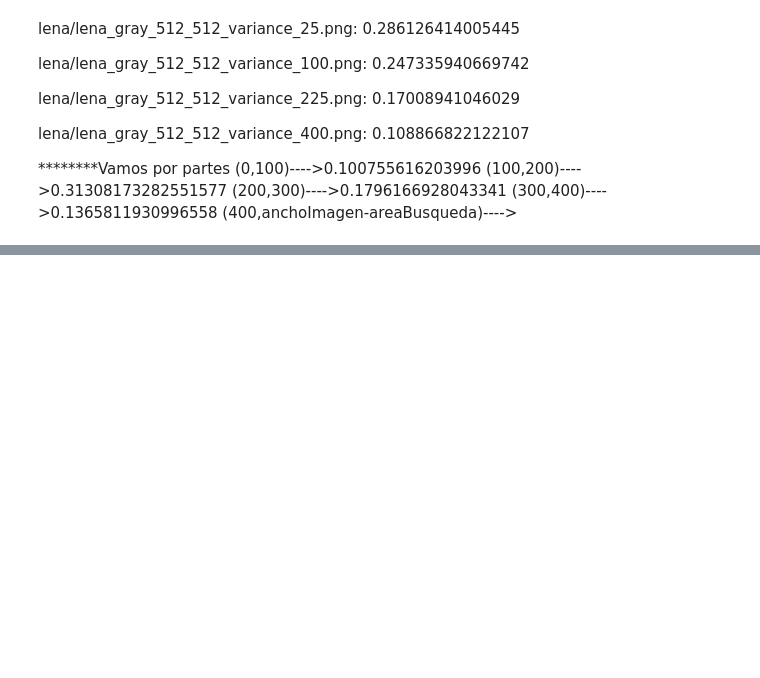
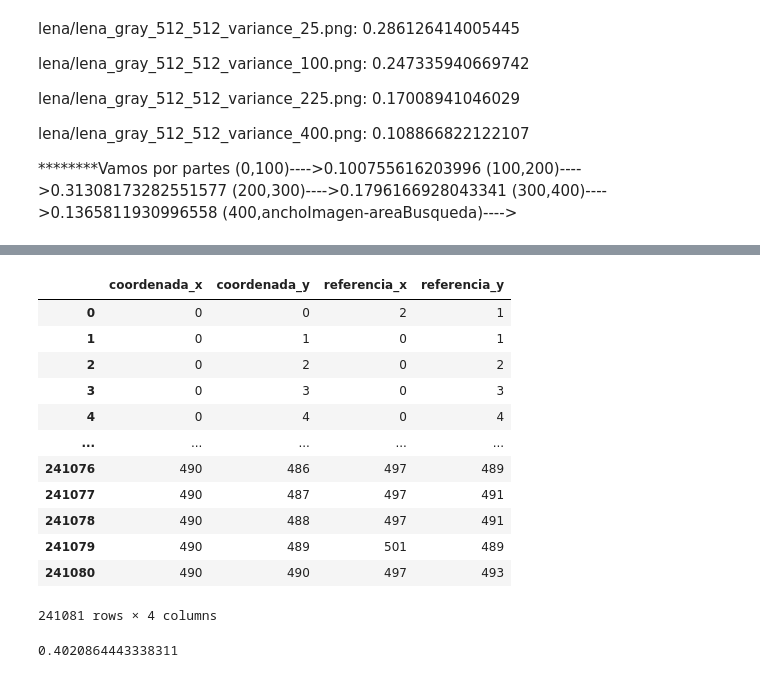
Before and after one commit to Miguelillnino/Block-matching-GitHub, a Jupyter notebook: Block_Matching_512x512.ipynb, the cells around one changed output, grey strips where cells are left out. Cells and saved outputs as stored; diff of their text form; code cells hidden in the pictures; blank space fills up the shorter version.

Commit message:
Algoritmo Adaptativo nube listo

```diff
--- a/Block_Matching_512x512.ipynb
+++ b/Block_Matching_512x512.ipynb
@@ -374,3 +409,33 @@ lena/lena_gray_512_512_variance_400.png:
 (200,300)---->0.1796166928043341
 (300,400)---->0.1365811930996558
 (400,anchoImagen-areaBusqueda)---->
+# %%
+# Algortimo que obtiene el tamaño del radio y el número de parches
+def obtenAdaptacion(imagenTCD,tamParche,varianzaAdaptacion,numeroIteracion):
+#     suma = 0
+    longitudRadio = tamParche/2
+    numeroParches = 8
+    alfa = 1
+    sumImage = np.sum(imagenTCD**2)
+    if sumImage > 9 * varianzaAdaptacion * tamParche**2:
+        alfa = 1
+    else:
+        alfa = 0
+#         suma = 1
+    if numeroIteracion == 1:
+        if alfa == 0:
+            longitudRadio = tamParche/4
+        else:
+            longitudRadio = tamParche/2
+    else:
+        if alfa == 0:
+            longitudRadio = tamParche/2
+        else:
+            longitudRadio = tamParche
+
+    if alfa == 1:
+        numeroParches = 8
+    else:
+        numeroParches = 11
+
+    return int(longitudRadio),numeroParches
@@ -376,0 +494,37 @@ lena/lena_gray_512_512_variance_400.png:
+# %%
+pxy_pref_ABJTCD = pd.DataFrame(columns=['coordenada_x', 'coordenada_y','referencia_x','referencia_y',])
+altoImagen = imagenReferenciaGris.shape[0]
+anchoImagen = imagenReferenciaGris.shape[1]
+
+for posicionAlto in range(0,altoImagen-areaBusqueda): # altoImagen-areaBusqueda
+    for posicionAncho in range(0,anchoImagen-areaBusqueda): # anchoImagen-areaBusqueda
+        posicionAltoImagenReferencia,posicionAnchoImagenReferencia = algoritmoABJTCD(posicionAlto,posicionAncho,imagenReferenciaGris,imagenRuidoGris,areaBusqueda,tamañoParche,varianzaOriginal)
+        pxy_pref_ABJTCD = pxy_pref_ABJTCD.append({'coordenada_x': posicionAlto, 'coordenada_y':posicionAncho, 'referencia_x':posicionAltoImagenReferencia,'referencia_y':posicionAnchoImagenReferencia}, ignore_index=True)
+
+
+pxy_pref_ABJTCD
+# %% [output]
+|  | coordenada_x | coordenada_y | referencia_x | referencia_y |
+| 0 | 0 | 0 | 2 | 1 |
+| 1 | 0 | 1 | 0 | 1 |
+| 2 | 0 | 2 | 0 | 2 |
+| 3 | 0 | 3 | 0 | 3 |
+| 4 | 0 | 4 | 0 | 4 |
+| ... | ... | ... | ... | ... |
+| 241076 | 490 | 486 | 497 | 489 |
+| 241077 | 490 | 487 | 497 | 491 |
+| 241078 | 490 | 488 | 497 | 491 |
+| 241079 | 490 | 489 | 501 | 489 |
+| 241080 | 490 | 490 | 497 | 493 |
+241081 rows × 4 columns
+# %%
+suma = 0
+miu = 0
+for i in range(0,len(pxy_pref_ABJTCD)-1):
+    if pxy_pref_ABJTCD['coordenada_x'][i] == pxy_pref_ABJTCD['referencia_x'][i] and pxy_pref_ABJTCD['coordenada_y'][i] == pxy_pref_ABJTCD['referencia_y'][i]:
+        suma += 1
+
+miu =  suma/(len(pxy_pref_ABJTCD)-1)
+miu
+# %% [output]
+0.4020864443338311
```
Also changed, not shown: parts of 12 cells of this notebook.
